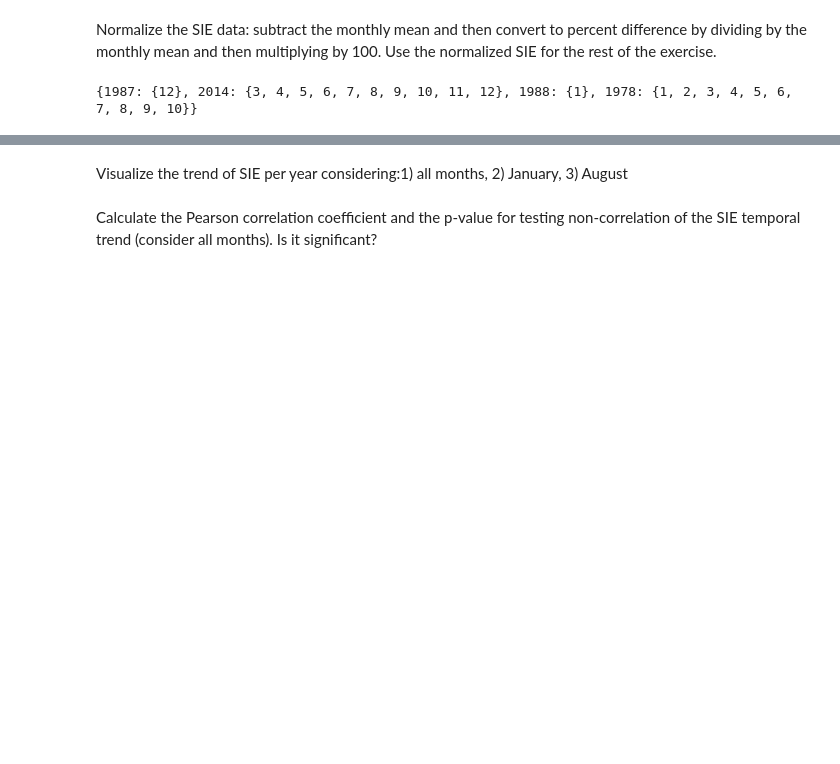
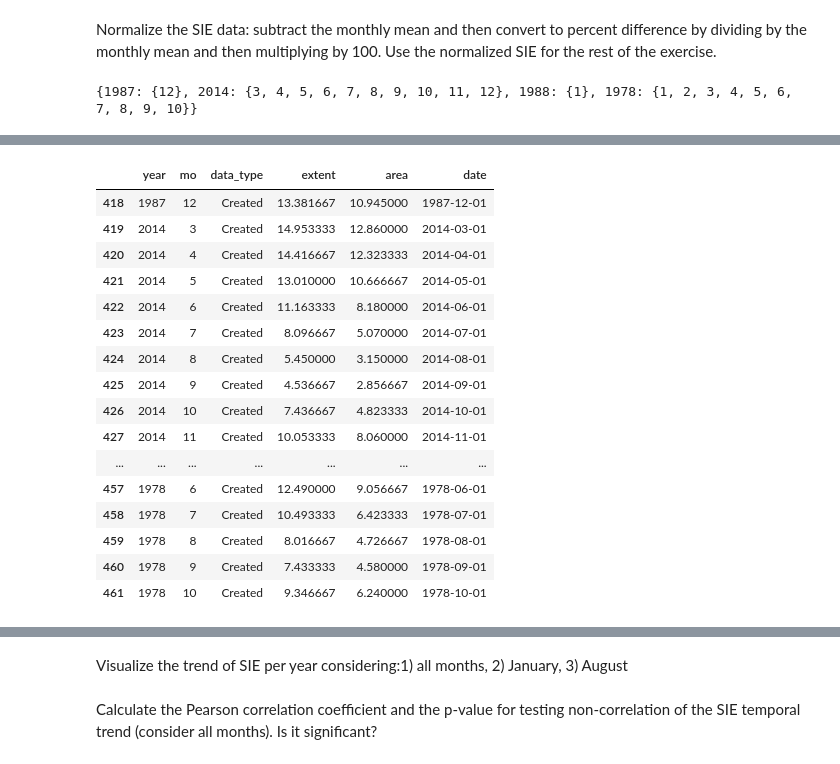
Before and after one commit to PedroCanoM/Idal_ia3, a Jupyter notebook: Sea_Ice_Extent.ipynb, the cells around one changed output, grey strips where cells are left out. Cells and saved outputs as stored; diff of their text form; code cells hidden in the pictures; blank space fills up the shorter version.

```diff
--- a/Sea_Ice_Extent.ipynb
+++ b/Sea_Ice_Extent.ipynb
@@ -180,3 +180,6 @@ for y in ys:
 print(empty_y_m)
 # %% [output]
 {1987: {12}, 2014: {3, 4, 5, 6, 7, 8, 9, 10, 11, 12}, 1988: {1}, 1978: {1, 2, 3, 4, 5, 6, 7, 8, 9, 10}}
+# %%
+a={1:2, 4:5, 5:6}
+del a[]
@@ -183,3 +188,6 @@ print(empty_y_m)
 # %%
 #Consideramos que a 2014 y a 1978, les faltan demasiados meses y eliminamos esas observaciones.
 df1 = df[~df['year'].isin((2014, 1978))].copy()
+df1 = df1.reset_index(drop=True)
+print(len(df1))
+df1.tail()
@@ -186,6 +202,34 @@ df1 = df[~df['year'].isin((2014, 1978))].copy()
 # %%
 #A 1987 y a 1988 les faltan diciembre y enero respectivamente. Añadiremos esas observaciones asignando a extent y area la media de los valores
 #esos mismos meses los 6 años de alrededor.
+
+for y, ms in empty_y_m.items():
+  for m in ms: #en caso de que hubiera más de un mes
+
+    e = df1['extent'][(df1['year'].isin(range(y-3, y+4))) & (df1['mo'] == m)].mean()
+    a = df1['area'][(df1['year'].isin(range(y-3, y+4))) & (df1['mo'] == m)].mean()
+
+    df1.loc[len(df1)] = [y, m, 'Created', e, a, pd.Timestamp(year=y, month=m, day=1)]
+
+df1[df1.data_type=='Created']
+# %% [output]
+|  | year | mo | data_type | extent | area | date |
+| 418 | 1987 | 12 | Created | 13.381667 | 10.945000 | 1987-12-01 |
+| 419 | 2014 | 3 | Created | 14.953333 | 12.860000 | 2014-03-01 |
+| 420 | 2014 | 4 | Created | 14.416667 | 12.323333 | 2014-04-01 |
+| 421 | 2014 | 5 | Created | 13.010000 | 10.666667 | 2014-05-01 |
+| 422 | 2014 | 6 | Created | 11.163333 | 8.180000 | 2014-06-01 |
+| 423 | 2014 | 7 | Created | 8.096667 | 5.070000 | 2014-07-01 |
+| 424 | 2014 | 8 | Created | 5.450000 | 3.150000 | 2014-08-01 |
+| 425 | 2014 | 9 | Created | 4.536667 | 2.856667 | 2014-09-01 |
+| 426 | 2014 | 10 | Created | 7.436667 | 4.823333 | 2014-10-01 |
+| 427 | 2014 | 11 | Created | 10.053333 | 8.060000 | 2014-11-01 |
+| ... | ... | ... | ... | ... | ... | ... |
+| 457 | 1978 | 6 | Created | 12.490000 | 9.056667 | 1978-06-01 |
+| 458 | 1978 | 7 | Created | 10.493333 | 6.423333 | 1978-07-01 |
+| 459 | 1978 | 8 | Created | 8.016667 | 4.726667 | 1978-08-01 |
+| 460 | 1978 | 9 | Created | 7.433333 | 4.580000 | 1978-09-01 |
+| 461 | 1978 | 10 | Created | 9.346667 | 6.240000 | 1978-10-01 |
 # %%
 gdp = px.data.gapminder()
 px.scatter(gdp, x="gdpPercap", y="lifeExp", animation_frame="year", animation_group="country",
```
Also changed, not shown: parts of 2 cells of this notebook.
